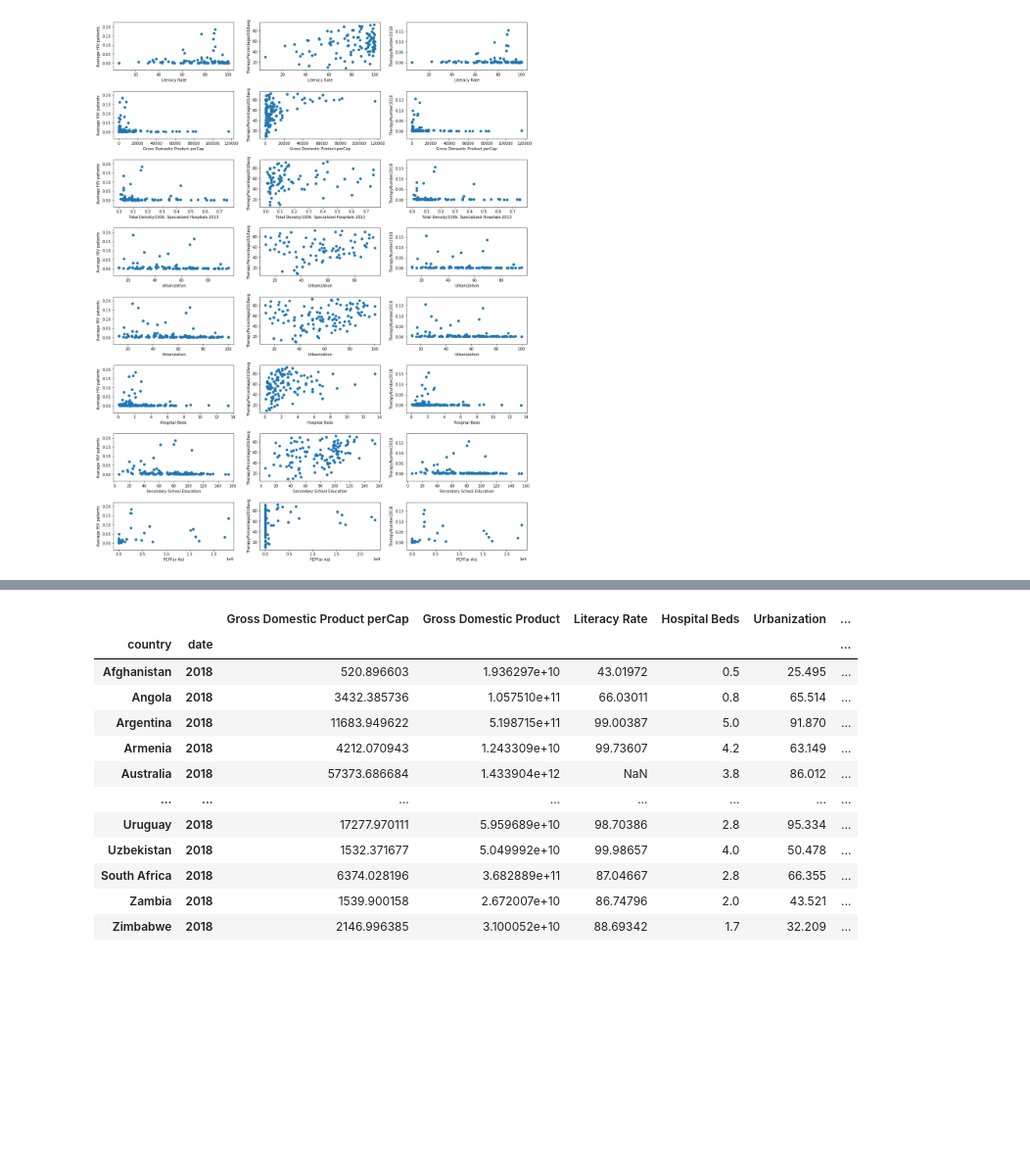
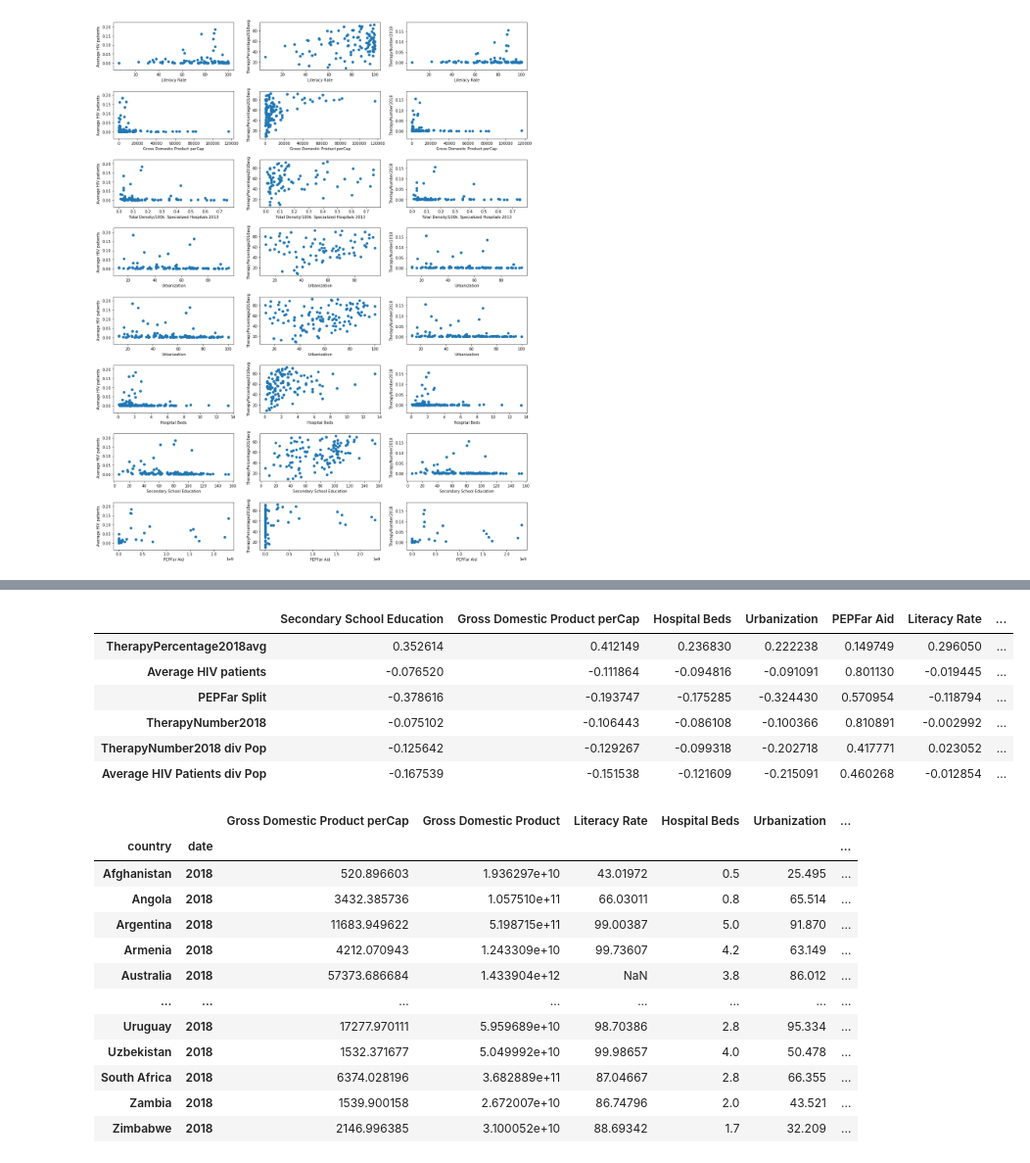
Before and after one commit to nvanrompaey/ImpactsHIVTreatment, a Jupyter notebook: CapstoneHIVtestings.ipynb, the cells around one changed output, grey strips where cells are left out. Shown at 98% size. Cells and saved outputs as stored; diff of their text form; code cells hidden in the pictures; blank space fills up the shorter version.

```diff
--- a/CapstoneHIVtestings.ipynb
+++ b/CapstoneHIVtestings.ipynb
@@ -366,5 +391,14 @@ See the caveats in the documentation: http://pandas.pydata.org/pandas-docs/stabl
 # %%
 HIVpartcorr = HIVstats.masscorrelation(stat2,totlab,xlab)
+HIVpartcorr
+# %% [output]
+|  | Secondary School Education | Gross Domestic Product perCap | Hospital Beds | Urbanization | PEPFar Aid | Literacy Rate | ... |
+| TherapyPercentage2018avg | 0.352614 | 0.412149 | 0.236830 | 0.222238 | 0.149749 | 0.296050 | ... |
+| Average HIV patients | -0.076520 | -0.111864 | -0.094816 | -0.091091 | 0.801130 | -0.019445 | ... |
+| PEPFar Split | -0.378616 | -0.193747 | -0.175285 | -0.324430 | 0.570954 | -0.118794 | ... |
+| TherapyNumber2018 | -0.075102 | -0.106443 | -0.086108 | -0.100366 | 0.810891 | -0.002992 | ... |
+| TherapyNumber2018 div Pop | -0.125642 | -0.129267 | -0.099318 | -0.202718 | 0.417771 | 0.023052 | ... |
+| Average HIV Patients div Pop | -0.167539 | -0.151538 | -0.121609 | -0.215091 | 0.460268 | -0.012854 | ... |
 # %%
 HIVfullcorr = stat2.corr()
 # %%
```
Also changed, not shown: parts of 11 cells of this notebook, 1 other file.
